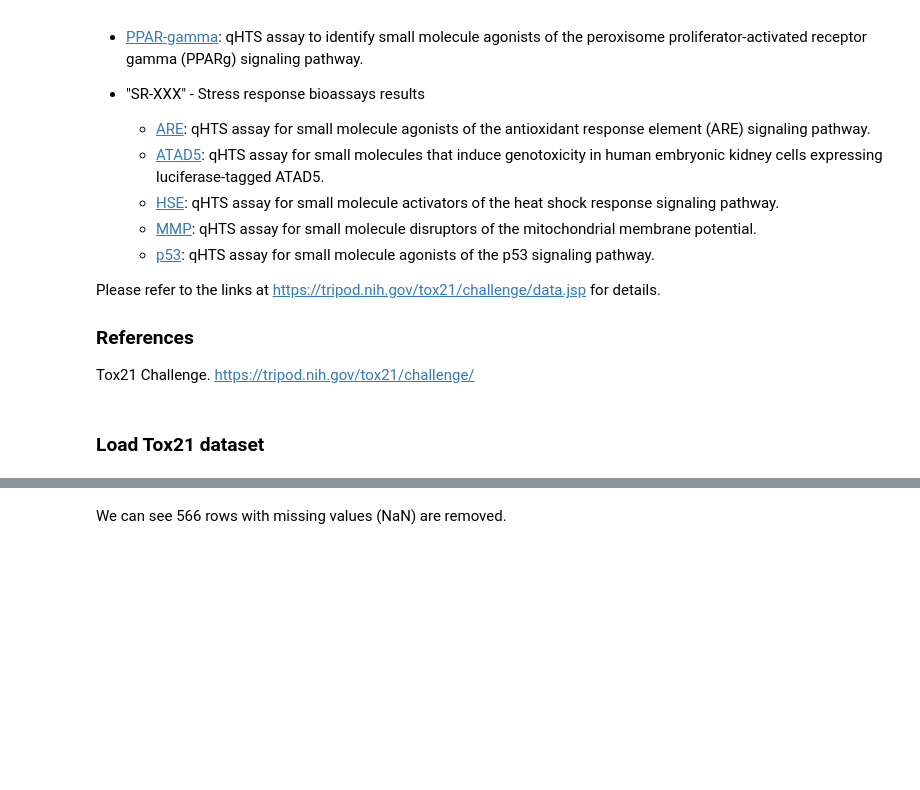
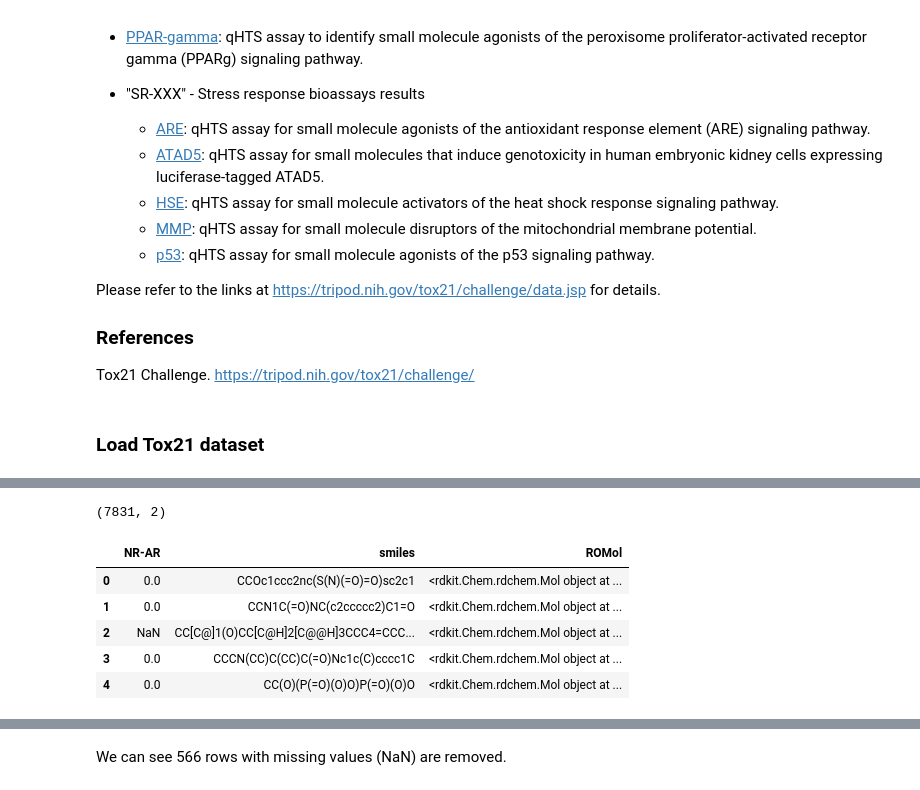
Before and after one commit to udel-cbcb/NIGMS-Sandbox-UD, a Jupyter notebook: Submodule_4/Tutorials/Submodule_4_Tutorial_3_Predict_Drug_Activity_for_Androgen_Receptor.ipynb, the cells around one changed output, grey strips where cells are left out. Cells and saved outputs as stored; diff of their text form; code cells hidden in the pictures; blank space fills up the shorter version.

```diff
--- a/Submodule_4/Tutorials/Submodule_4_Tutorial_3_Predict_Drug_Activity_for_Androgen_Receptor.ipynb
+++ b/Submodule_4/Tutorials/Submodule_4_Tutorial_3_Predict_Drug_Activity_for_Androgen_Receptor.ipynb
@@ -117 +177,24 @@ df.head()
+# %%
+# Get the shape of the DataFrame 'df' (number of rows and columns).
+df.shape
+# %% [output]
+(7831, 2)
+# %%
+# Converts the molecules contained in the column "smilesCol" to RDKit molecule objects and adds them to the DataFrame "df".
+# This function also allows for the optional computation and storage of molecular fingerprints to speed up substructure searching.
+from rdkit import RDLogger
+
+# Suppress RDKit warnings to keep the output cleaner.
+RDLogger.DisableLog('rdApp.warning')  # Disables RDKit warning messages.
+RDLogger.DisableLog('rdApp.error')    # Disables RDKit error messages as well (optional, but good for cleaner output).
+
+PandasTools.AddMoleculeColumnToFrame(df, smilesCol="smiles") # Uses PandasTools to add a new column of RDKit molecule objects to the DataFrame 'df'. The molecules are created from the SMILES strings in the column named "smiles".
+df.head() # Displays the first few rows of the DataFrame 'df' to show the newly added molecule column.
+# %% [output]
+|  | NR-AR | smiles | ROMol |
+| 0 | 0.0 | CCOc1ccc2nc(S(N)(=O)=O)sc2c1 | <rdkit.Chem.rdchem.Mol object at ... |
+| 1 | 0.0 | CCN1C(=O)NC(c2ccccc2)C1=O | <rdkit.Chem.rdchem.Mol object at ... |
+| 2 | NaN | CC[C@]1(O)CC[C@H]2[C@@H]3CCC4=CCC... | <rdkit.Chem.rdchem.Mol object at ... |
+| 3 | 0.0 | CCCN(CC)C(CC)C(=O)Nc1c(C)cccc1C | <rdkit.Chem.rdchem.Mol object at ... |
+| 4 | 0.0 | CC(O)(P(=O)(O)O)P(=O)(O)O | <rdkit.Chem.rdchem.Mol object at ... |
 # %%
```
Also changed, not shown: parts of 55 cells of this notebook, 2 other files.
